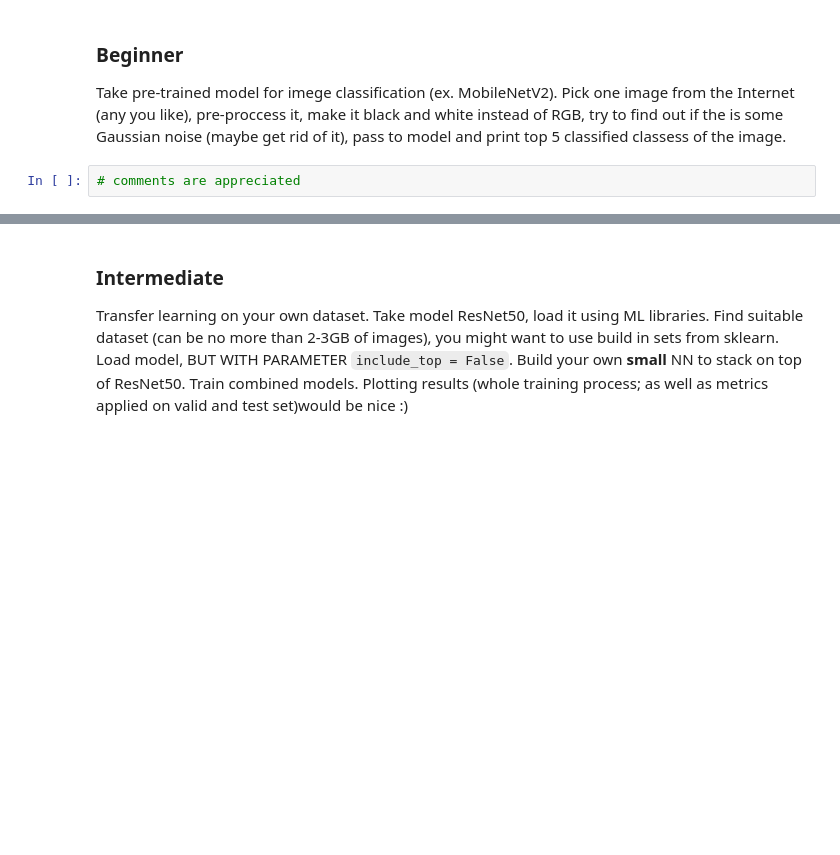
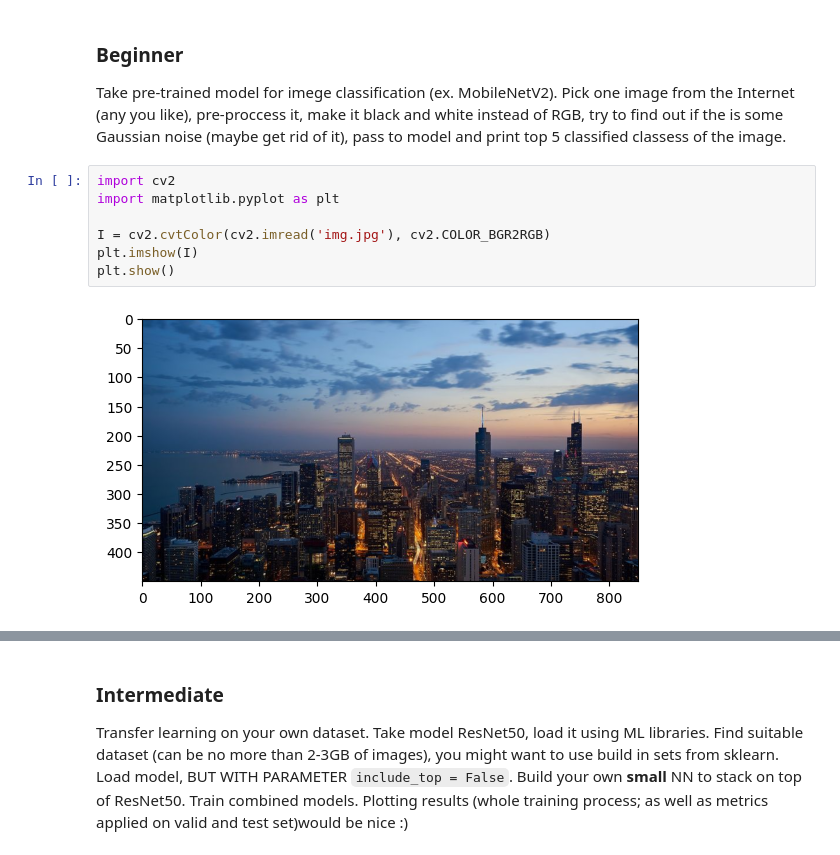
Before and after one commit to jGrzyb/AI_Lab_Recruitment_Tasks_2024, a Jupyter notebook: ailab_recruitment_task_2024.ipynb, the cells around one changed output, grey strips where cells are left out. Drawn from its saved outputs; the diff is of its cells as text; blank space fills up the shorter version.

```diff
--- a/ailab_recruitment_task_2024.ipynb
+++ b/ailab_recruitment_task_2024.ipynb
@@ -50,5 +275,12 @@ Please take one pre-trained NLP model form HuggingFace (size of it is up to you)
 # %% [markdown]
 ### Beginner
 Take pre-trained model for imege classification (ex. MobileNetV2). Pick one image from the Internet (any you like), pre-proccess it, make it black and white instead of RGB, try to find out if the is some Gaussian noise (maybe get rid of it), pass to model and print top 5 classified classess of the image.
-# %%
-# comments are appreciated
+# %%
+import cv2
+import matplotlib.pyplot as plt
+
+I = cv2.cvtColor(cv2.imread('img.jpg'), cv2.COLOR_BGR2RGB)
+plt.imshow(I)
+plt.show()
+# %% [output]
+[figure, added]
```
Also changed, not shown: parts of 18 cells of this notebook, 1 other file.
